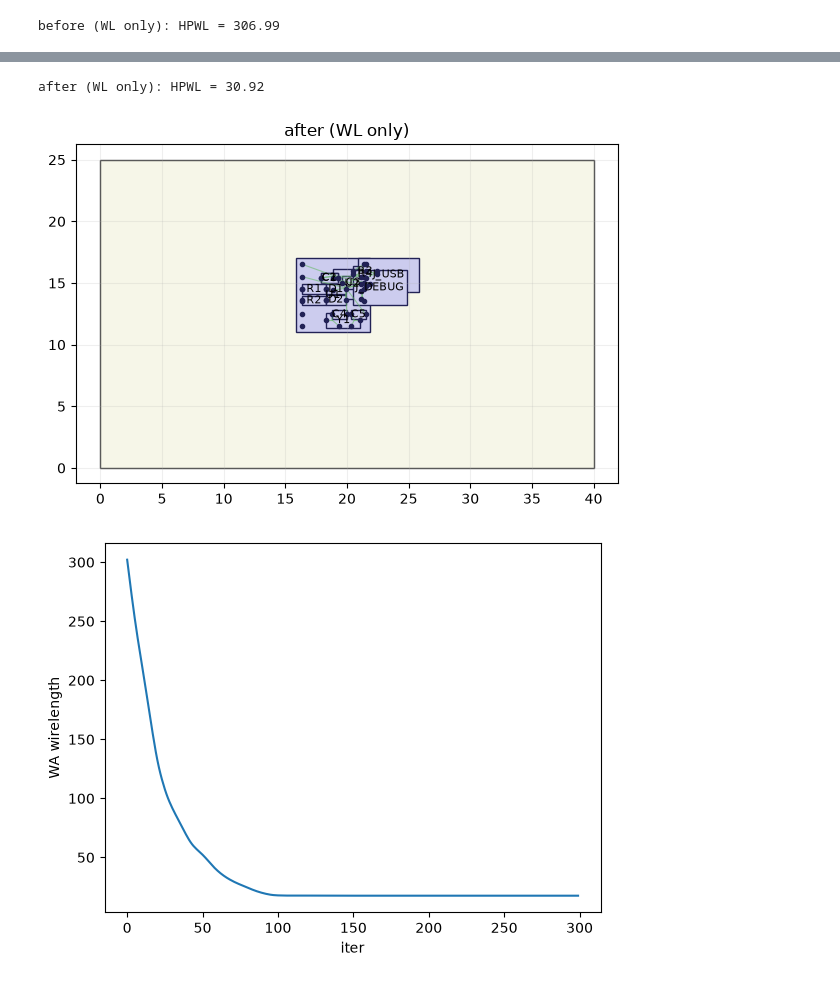
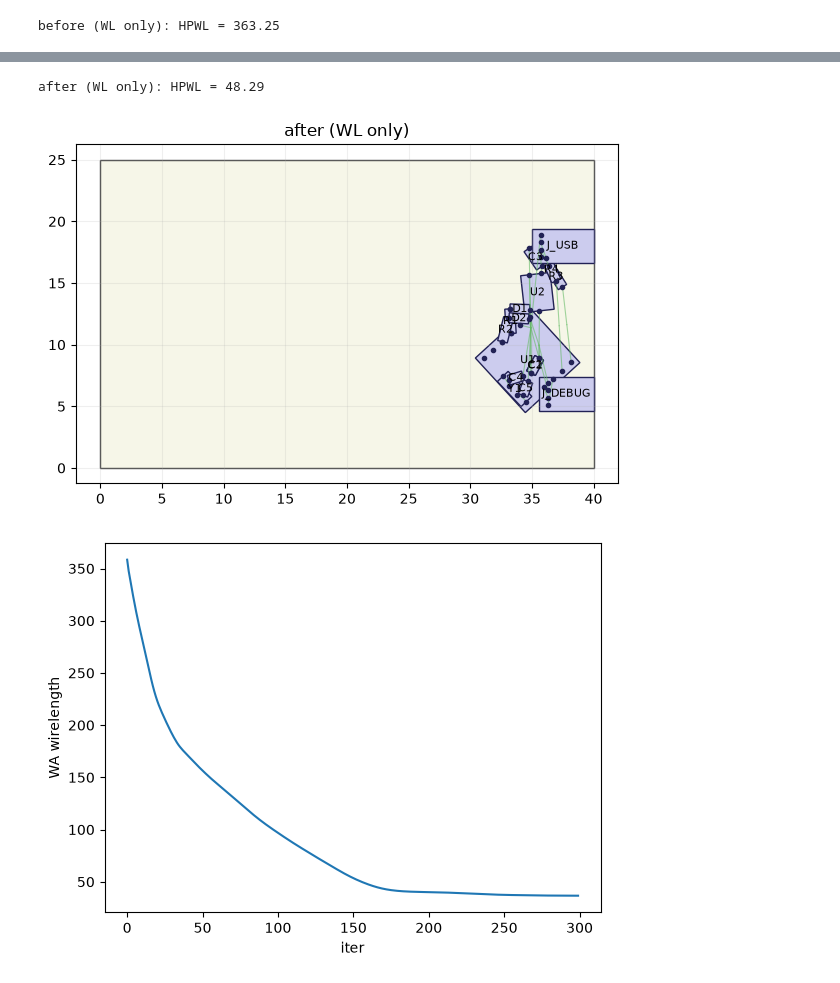
Before and after one commit to wang-edward/autoplace, a Jupyter notebook: place.ipynb, the cells around one changed output, grey strips where cells are left out. Cells and saved outputs as stored; diff of their text form; code cells hidden in the pictures.

```diff
--- a/place.ipynb
+++ b/place.ipynb
@@ -120,10 +120,12 @@ ids = list(components)
 hs = torch.tensor(np.array([components[c].half_size for c in ids]), dtype=torch.float32)
 pos = torch.tensor(np.array([components[c].pos for c in ids]),
                    dtype=torch.float32, requires_grad=True)
+theta = torch.tensor([components[c].theta for c in ids],
+                     dtype=torch.float32, requires_grad=True)
+
 fixed = torch.tensor([components[c].fixed for c in ids])
 fixed_pos = pos.detach().clone()
-theta = torch.tensor([components[c].theta for c in ids],
-                     dtype=torch.float32, requires_grad=True)
+fixed_theta = theta.detach().clone()
 
 net_pins = []
 for members in rebuild_nets(components).values():
@@ -137,6 +139,12 @@ def pin_pos(i, off):
     c, s = torch.cos(theta[i]), torch.sin(theta[i])
     return pos[i] + torch.stack([c * off[0] - s * off[1],
                                  s * off[0] + c * off[1]])
+
+def hs_eff():
+    # AABB half-size of the rotated box -- differentiable in theta
+    c, s = torch.cos(theta).abs(), torch.sin(theta).abs()
+    return torch.stack([c * hs[:, 0] + s * hs[:, 1],
+                        c * hs[:, 1] + s * hs[:, 0]], dim=1)
 # %%
 def hpwl(components):
     total = 0.0
@@ -277,46 +288,50 @@ draw(components_copy, board)
 # %%
-# helpers: copy tensor positions back into Component objects, then print + draw
-def snapshot(pos):
+# helpers: copy tensor positions + rotations back into Component objects, then print + draw
+def snapshot():
     snap = copy.deepcopy(components)
     p = pos.detach().numpy()
+    t = theta.detach().numpy()
     for i, cid in enumerate(ids):
         snap[cid].pos = p[i].astype(float)
+        snap[cid].theta = float(t[i])
     return snap
 
-def show(pos, title=""):
-    snap = snapshot(pos)
+def show(title=""):
+    snap = snapshot()
     print(f"{title}: HPWL = {hpwl(snap):.2f}")
     draw(snap, board, title)
 # %%
-lo = torch.tensor(board[0], dtype=torch.float32)   # [0, 0]
-hi = torch.tensor(board[2], dtype=torch.float32)   # [30, 20]
+lo = torch.tensor(board[0], dtype=torch.float32)
+hi = torch.tensor(board[2], dtype=torch.float32)
 
-def wa_wirelength(pos, gamma=1.0):
+def wa_wirelength(gamma=1.0):
     total = 0.0
     for members in net_pins:
-        pts = torch.stack([pins_pos(i, off) for i, off in members])
+        pts = torch.stack([pin_pos(i, off) for i, off in members])
         for d in range(2):
             x = pts[:, d]
             total = total + (x * torch.softmax(x / gamma, 0)).sum() \
                           - (x * torch.softmax(-x / gamma, 0)).sum()
     return total
 
-show(pos, "before (WL only)")
+show("before (WL only)")
 
 opt = torch.optim.Adam([{"params": [pos], "lr": 0.2},
                         {"params": [theta], "lr": 0.05}])
 wl_hist = []
 for it in range(300):
     opt.zero_grad()
-    loss = wa_wirelength(pos)
+    loss = wa_wirelength()
     loss.backward()
     opt.step()
     with torch.no_grad():
-        pos.data = torch.max(torch.min(pos, hi - hs), lo + hs)
         pos.data[fixed] = fixed_pos[fixed]
+        theta.data[fixed] = fixed_theta[fixed]
+        h = hs_eff()
+        pos.data = torch.max(torch.min(pos, hi - h), lo + h)
     wl_hist.append(loss.item())
 
-show(pos, "after (WL only)")
+show("after (WL only)")
 plt.plot(wl_hist); plt.xlabel("iter"); plt.ylabel("WA wirelength"); plt.show()
 # %% [output]
-before (WL only): HPWL = 306.99
+before (WL only): HPWL = 363.25
@@ -324,6 +339,6 @@ before (WL only): HPWL = 306.99
-after (WL only): HPWL = 30.92
+after (WL only): HPWL = 48.29
-[figure, old version]
+[figure, new version]
-[figure, old version]
+[figure, new version]
 # %%
 M = 64  # bins per axis
 
```
Also changed, not shown: parts of 10 cells of this notebook.
